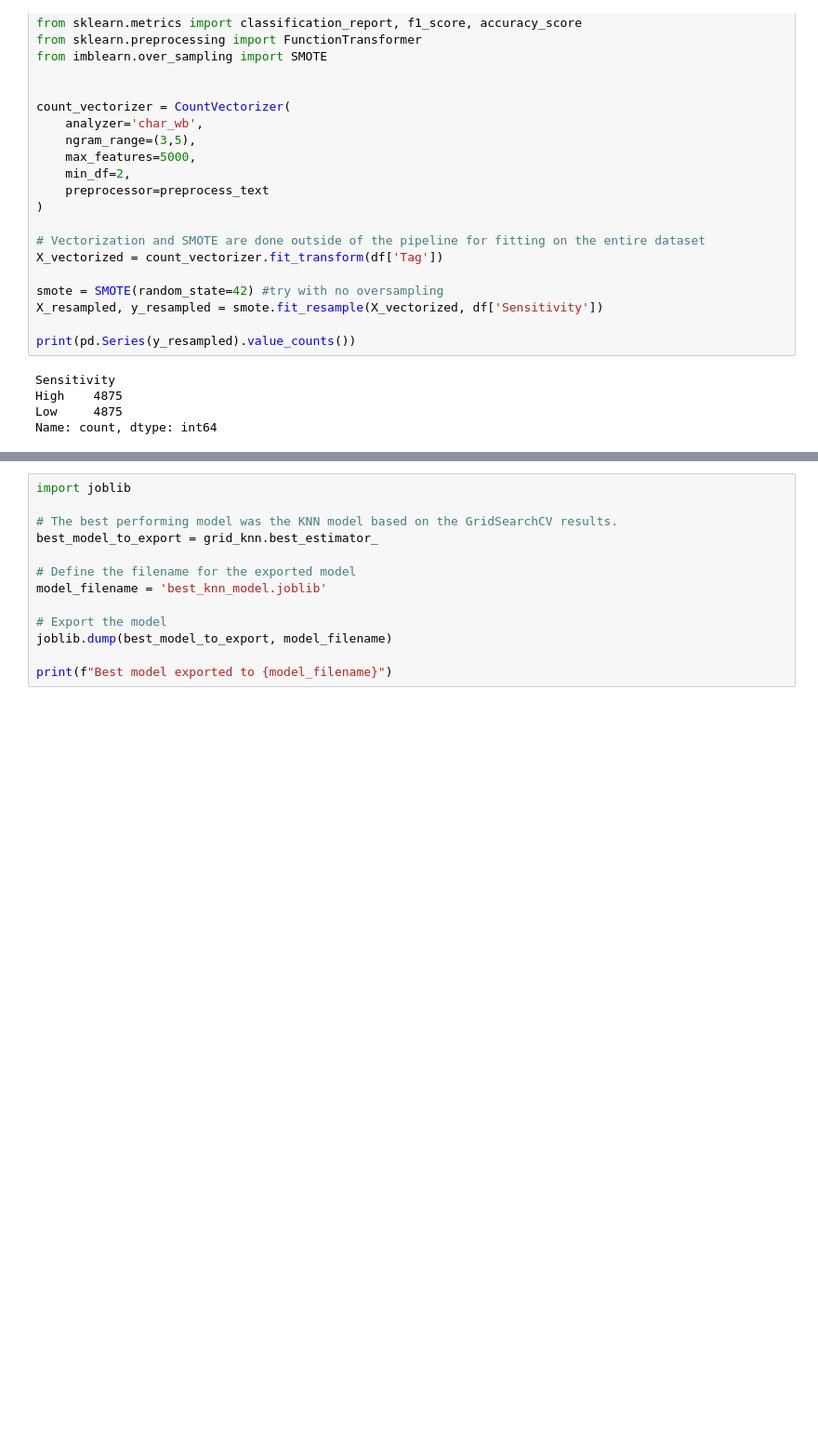
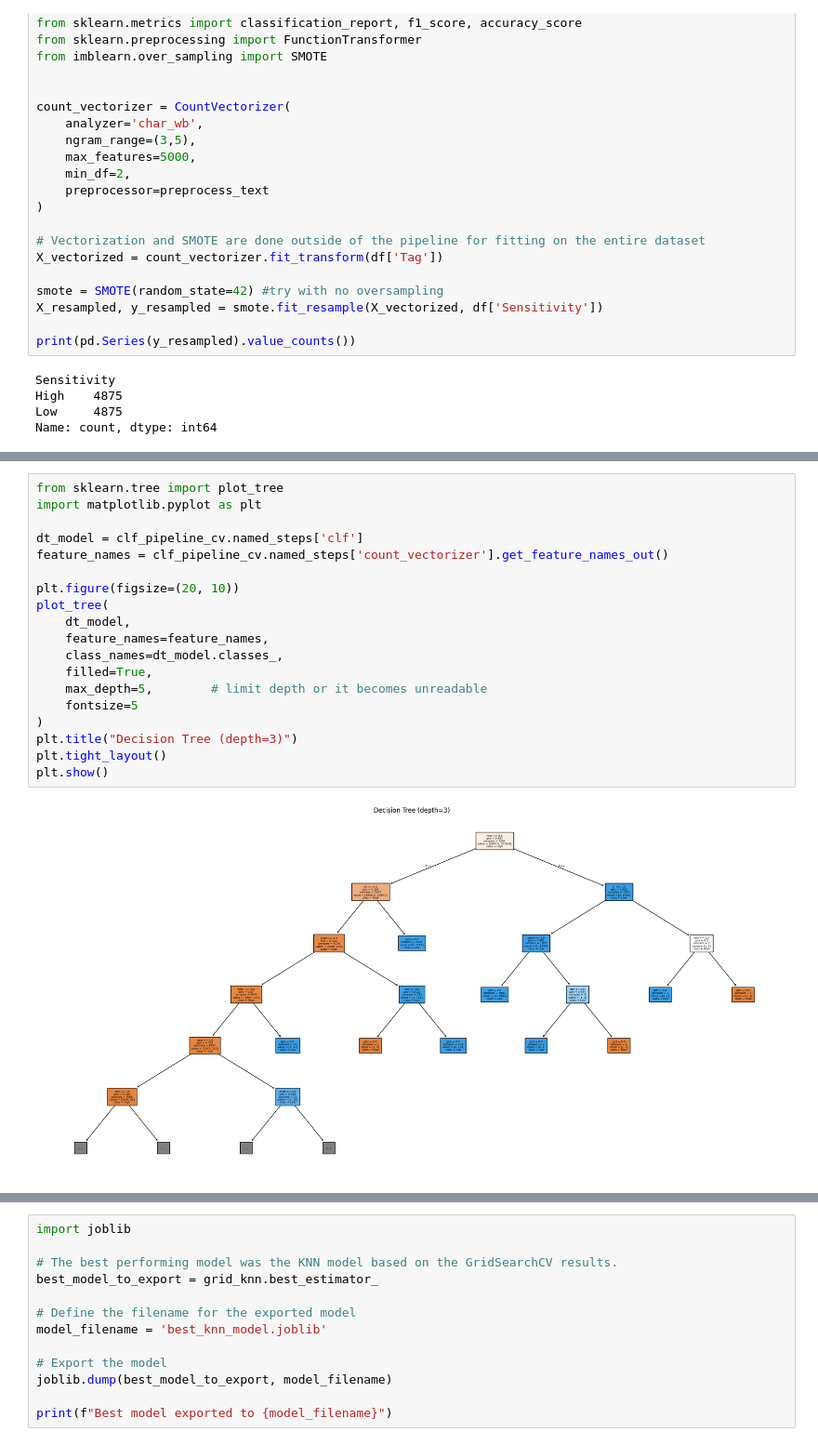
Before and after one commit to woshkrylle/NFCDataAPI, a Jupyter notebook: ModelTraining-1.ipynb, the cells around one changed output, grey strips where cells are left out. Shown at 93% size. Drawn from its saved outputs; the diff is of its cells as text; blank space fills up the shorter version.

```diff
--- a/ModelTraining-1.ipynb
+++ b/ModelTraining-1.ipynb
@@ -271,3 +249,24 @@ Decision Tree Accuracy: 0.986681
+# %%
+from sklearn.tree import plot_tree
+import matplotlib.pyplot as plt
+
+dt_model = clf_pipeline_cv.named_steps['clf']
+feature_names = clf_pipeline_cv.named_steps['count_vectorizer'].get_feature_names_out()
+
+plt.figure(figsize=(20, 10))
+plot_tree(
+    dt_model,
+    feature_names=feature_names,
+    class_names=dt_model.classes_,
+    filled=True,
+    max_depth=5,        # limit depth or it becomes unreadable
+    fontsize=5
+)
+plt.title("Decision Tree (depth=3)")
+plt.tight_layout()
+plt.show()
+# %% [output]
+[figure, added]
 # %%
 from sklearn.neighbors import KNeighborsClassifier
 from sklearn.metrics import classification_report, f1_score, accuracy_score
```
Also changed, not shown: parts of 12 cells of this notebook.
